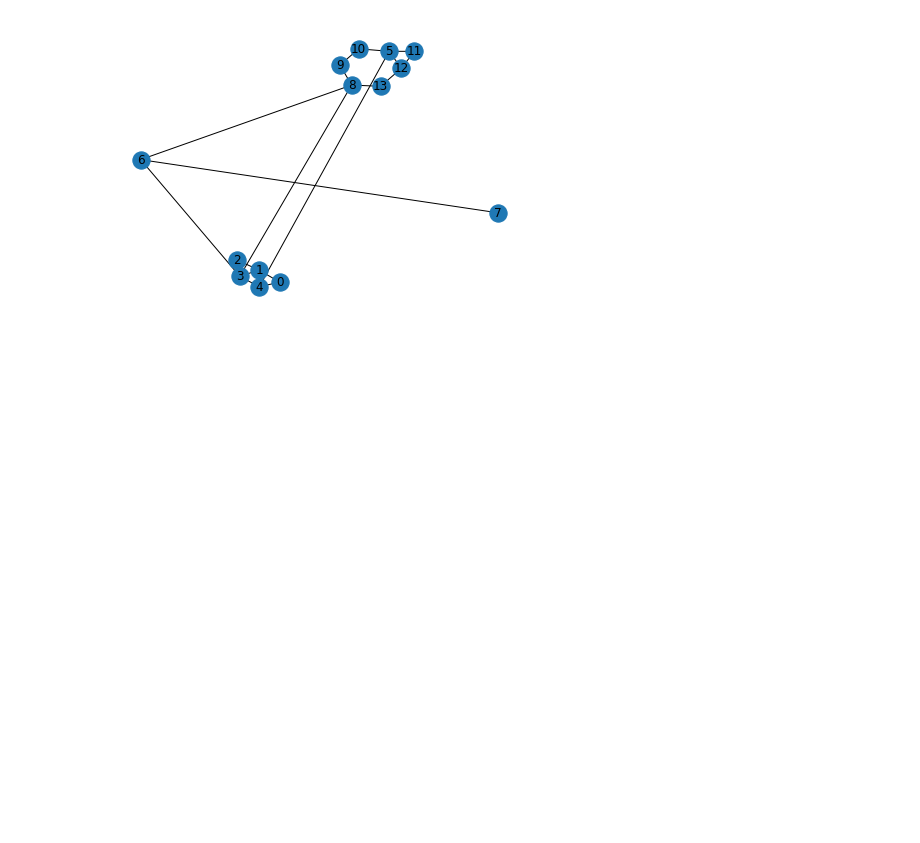
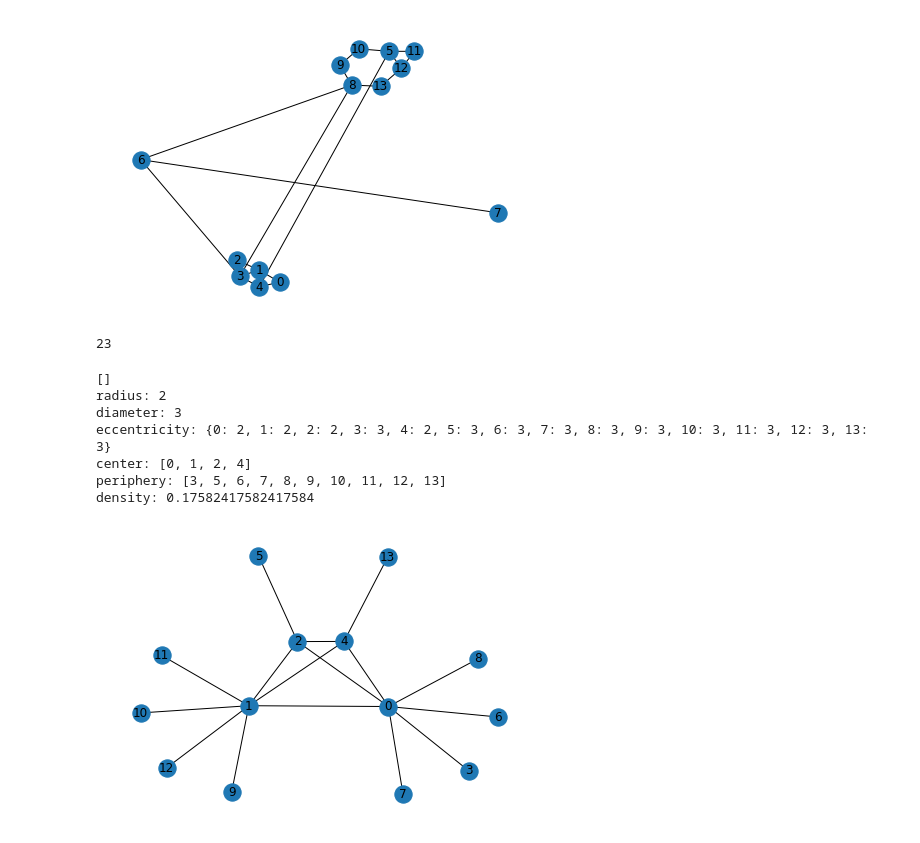
Before and after one commit to RedBatProject/Thesis---a-two-layer-power-network, a Jupyter notebook: Simulator_trying_1.ipynb, the cells around one changed output. Drawn from its saved outputs; the diff is of its cells as text; code cells hidden in the pictures; blank space fills up the shorter version.

```diff
--- a/Simulator_trying_1.ipynb
+++ b/Simulator_trying_1.ipynb
@@ -29,0 +28,30 @@ scale = nx.scale_free_graph()
+# %%
+N = len(Gr.nodes())
+alpha = 0.49
+beta = 0.49
+gamma = 1 -(alpha + beta)
+scale = nx.scale_free_graph(n = N,alpha=alpha,beta=beta,gamma=gamma)
+len(scale.edges())
+# %% [output]
+23
+# %%
+G = nx.Graph(scale)
+G.edges()
+G = preprocessingComNetwork(G)
+print(f"radius: {nx.radius(G)}")
+print(f"diameter: {nx.diameter(G)}") #maximum lenght
+print(f"eccentricity: {nx.eccentricity(G)}")
+print(f"center: {nx.center(G)}")
+print(f"periphery: {nx.periphery(G)}") # nodes with max lenght
+print(f"density: {nx.density(G)}")
+nx.draw(G, with_labels=True)
+plt.show()
+# %% [output]
+[]
+radius: 2
+diameter: 3
+eccentricity: {0: 2, 1: 2, 2: 2, 3: 3, 4: 2, 5: 3, 6: 3, 7: 3, 8: 3, 9: 3, 10: 3, 11: 3, 12: 3, 13: 3}
+center: [0, 1, 2, 4]
+periphery: [3, 5, 6, 7, 8, 9, 10, 11, 12, 13]
+density: 0.17582417582417584
+[figure, added]
```
Also changed, not shown: parts of 18 cells of this notebook.
